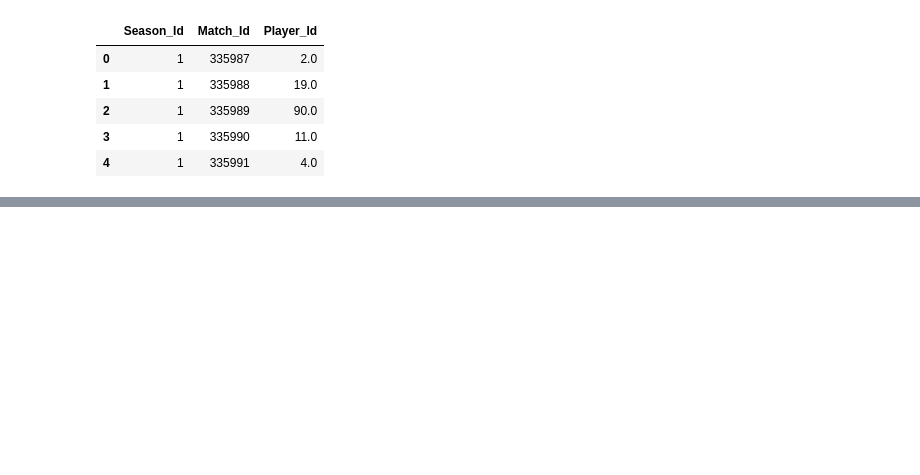
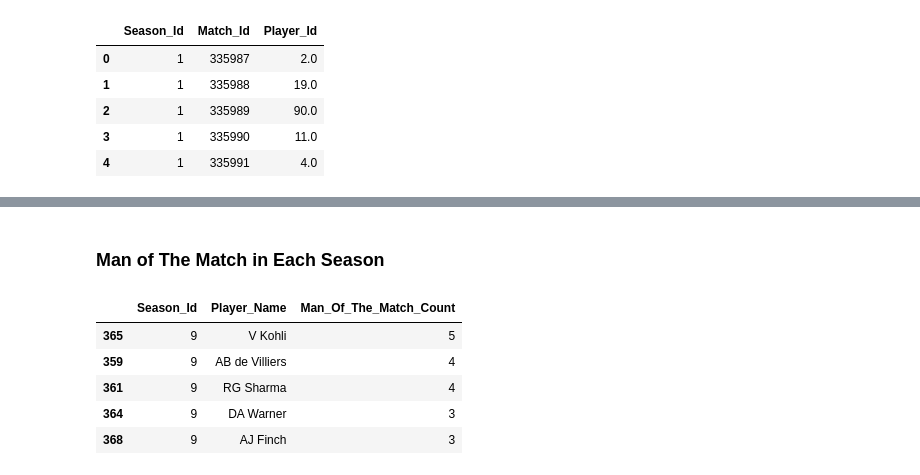
Before and after one commit to vkunal1996/IPL-Case-Study--Numpy-Pandas-, a Jupyter notebook: IPL Case Study Pandas.ipynb, the cells around one changed output, grey strips where cells are left out. Drawn from its saved outputs; the diff is of its cells as text; code cells hidden in the pictures; blank space fills up the shorter version.

```diff
--- a/IPL Case Study Pandas.ipynb
+++ b/IPL Case Study Pandas.ipynb
@@ -240,0 +243,25 @@ pd.merge(data,player_data,on='Player_Id',how='inner').head(5)
+# %% [markdown]
+### Man of The Match in Each Season
+# %%
+from collections import Counter
+grouped=pd.merge(data,player_data,on='Player_Id',how='inner')
+seasonwised=grouped.groupby('Season_Id')
+manofthematchcount=[]
+d=[]
+s=1
+for i,j in seasonwised:
+    temp=dict(Counter(j.Player_Name))
+    k=list(temp.keys())
+    v=list(temp.values())
+    for t in range(len(k)):
+        d.append((s,k[t],v[t]))
+    s+=1
+countFrame=pd.DataFrame(d,columns=['Season_Id','Player_Name','Man_Of_The_Match_Count'])
+countFrame.sort_values(by=['Season_Id','Man_Of_The_Match_Count'],kind='mergesort',ascending=False).head(5)
+# %% [output]
+|  | Season_Id | Player_Name | Man_Of_The_Match_Count |
+| 365 | 9 | V Kohli | 5 |
+| 359 | 9 | AB de Villiers | 4 |
+| 361 | 9 | RG Sharma | 4 |
+| 364 | 9 | DA Warner | 3 |
+| 368 | 9 | AJ Finch | 3 |
```
Also changed, not shown: parts of 11 cells of this notebook.
